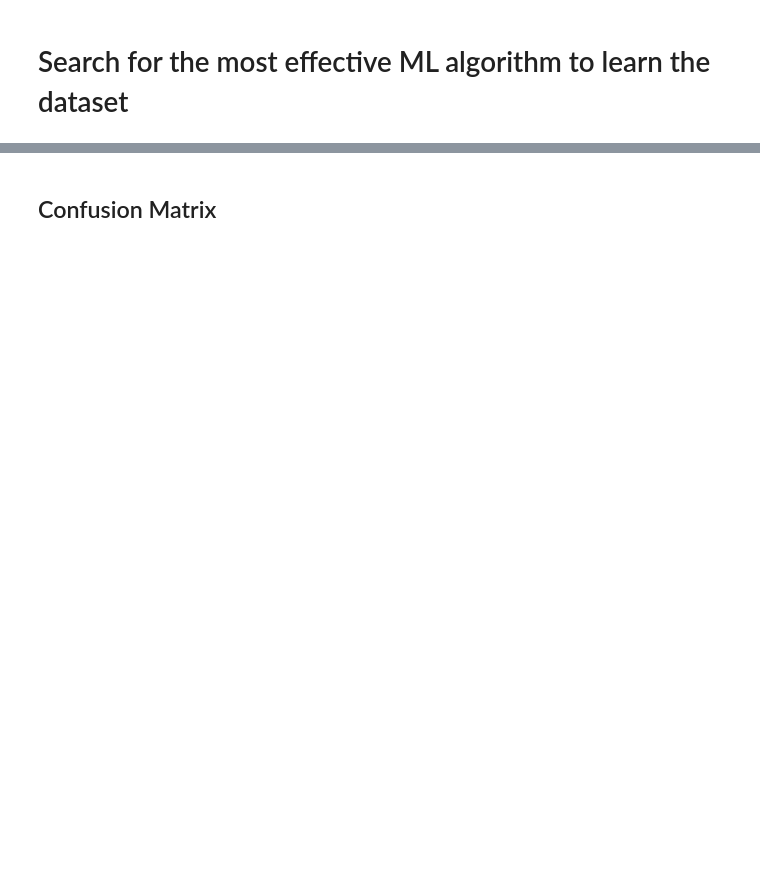
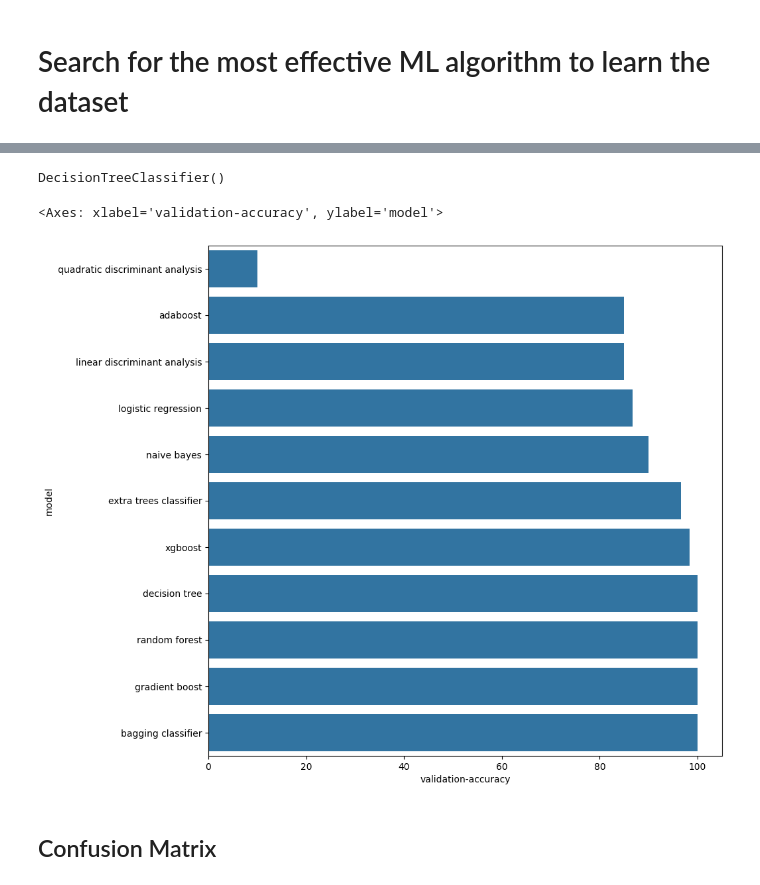
Before and after one commit to aka-gera/Data_Classification, a Jupyter notebook: Drug_Classification.ipynb, the cells around one changed output, grey strips where cells are left out. Saved outputs shown, nothing was run; the diff lists cells and outputs as text; code cells hidden in the pictures; blank space fills up the shorter version.

```diff
--- a/Drug_Classification.ipynb
+++ b/Drug_Classification.ipynb
@@ -106,0 +194,10 @@ df.head()
+# %%
+
+confidence_interval_limit =   [-10,10]             # Define the limits m of the confidence interval [-m, m] and eliminate the outliers'''
+
+correlation_percentage_threshold = .7      # Set the limit of the correlation between the feature to be removed
+
+df_filtered,corr_tmp = aka_learn.filter_drop_corr_df(df,confidence_interval_limit,correlation_percentage_threshold)
+
+diff_shape = (df.shape[0]-df_filtered.shape[0],df.shape[1]-df_filtered.shape[1])
+diff_shape,df_filtered.shape
@@ -195,0 +222,10 @@ for feat in [0,1,2]:
+# %%
+pre_proc = 'X'                             # Choose between 'XY' to standardize both 'X' and 'Y',
+                                              #                'X' to standardize only 'X',
+                                              #                'Y' to standardize only 'Y',
+
+X_train, X_test, y_train, y_test = aka_learn.Learning_data(df_filtered,pre_proc)
+# %%
+
+r,model =AutoLogger.train_and_log_classification(X_train,y_train,X_test,y_test,size='large')
+y_pred = model.predict(X_test)
@@ -196,3 +250,12 @@ for feat in [0,1,2]:
+# %%
+model
+# %% [output]
+DecisionTreeClassifier()
+# %%
+AutoLogger.get_metric_plot_classification(r,'validation','accuracy')
+# %% [output]
+<Axes: xlabel='validation-accuracy', ylabel='model'>
+[figure, added]
 # %% [markdown]
 ## Confusion Matrix
 # %%
```
Also changed, not shown: parts of 35 cells of this notebook.
